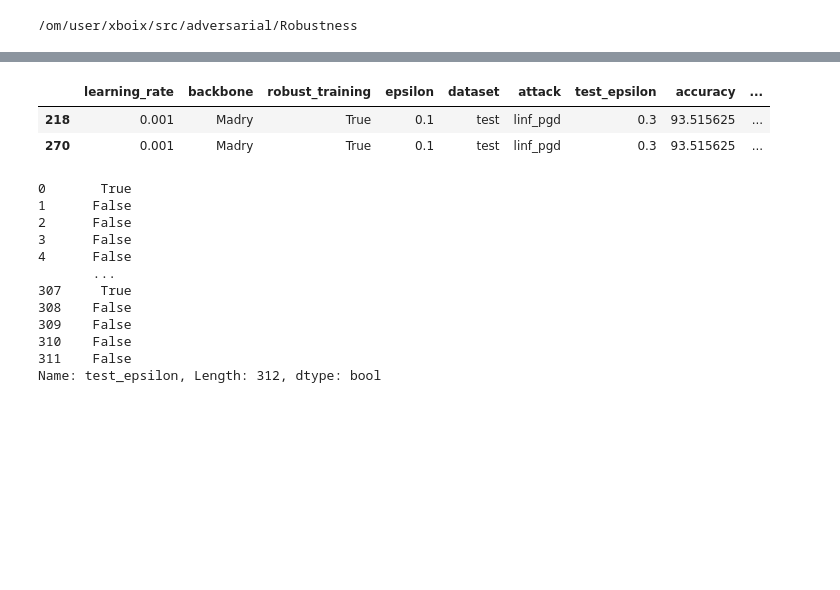
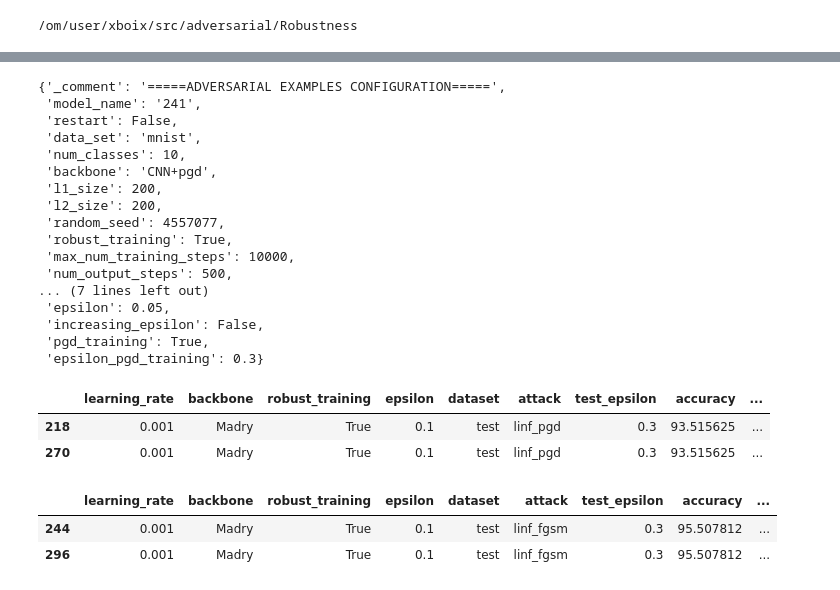
Before and after one commit to kimvc7/Robustness, a Jupyter notebook: notebooks/Pilot.ipynb, the cells around one changed output, grey strips where cells are left out. Saved outputs shown, nothing was run; the diff lists cells and outputs as text; code cells hidden in the pictures; blank space fills up the shorter version.

```diff
--- a/notebooks/Pilot.ipynb
+++ b/notebooks/Pilot.ipynb
@@ -267,4 +306,24 @@ plt.legend(bbox_to_anchor=(1.01, 1),borderaxespad=0)
 ... (3 outputs left out)
+# %%
+experiment_list[241]
+# %% [output]
+{'_comment': '=====ADVERSARIAL EXAMPLES CONFIGURATION=====',
+ 'model_name': '241',
+ 'restart': False,
+ 'data_set': 'mnist',
+ 'num_classes': 10,
+ 'backbone': 'CNN+pgd',
+ 'l1_size': 200,
+ 'l2_size': 200,
+ 'random_seed': 4557077,
+ 'robust_training': True,
+ 'max_num_training_steps': 10000,
+ 'num_output_steps': 500,
+... (7 lines left out)
+ 'epsilon': 0.05,
+ 'increasing_epsilon': False,
+ 'pgd_training': True,
+ 'epsilon_pgd_training': 0.3}
 # %%
 df[df.backbone=="Madry"][df.attack=="linf_pgd"][df.test_epsilon == 0.3 ]
 # %% [output]
@@ -272,16 +331,8 @@ df[df.backbone=="Madry"][df.attack=="linf_pgd"][df.test_epsilon == 0.3 ]
 | 218 | 0.001 | Madry | True | 0.1 | test | linf_pgd | 0.3 | 93.515625 | ... |
 | 270 | 0.001 | Madry | True | 0.1 | test | linf_pgd | 0.3 | 93.515625 | ... |
 # %%
+df[df.backbone=="Madry"][df.attack=="linf_fgsm"][df.test_epsilon == 0.3 ]
 # %% [output]
-0       True
-1      False
-2      False
-3      False
-4      False
-       ...
-307     True
-308    False
-309    False
-310    False
-311    False
-Name: test_epsilon, Length: 312, dtype: bool
+|  | learning_rate | backbone | robust_training | epsilon | dataset | attack | test_epsilon | accuracy | ... |
+| 244 | 0.001 | Madry | True | 0.1 | test | linf_fgsm | 0.3 | 95.507812 | ... |
+| 296 | 0.001 | Madry | True | 0.1 | test | linf_fgsm | 0.3 | 95.507812 | ... |
```
Also changed, not shown: parts of 6 cells of this notebook, 2 other files.
